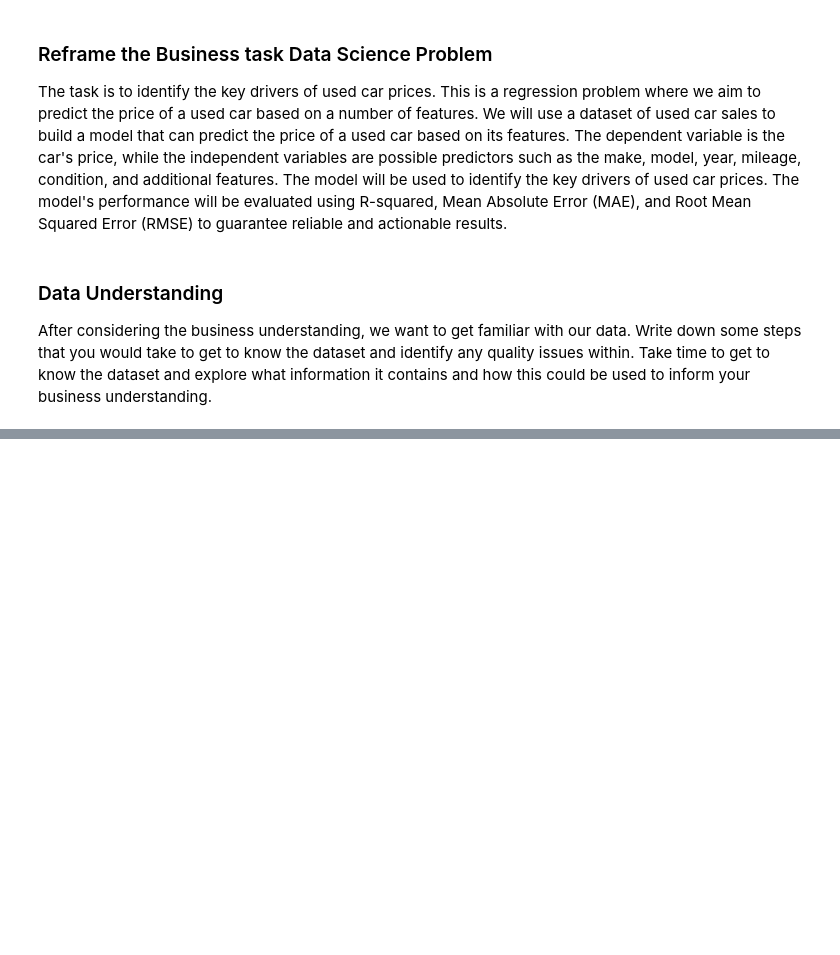
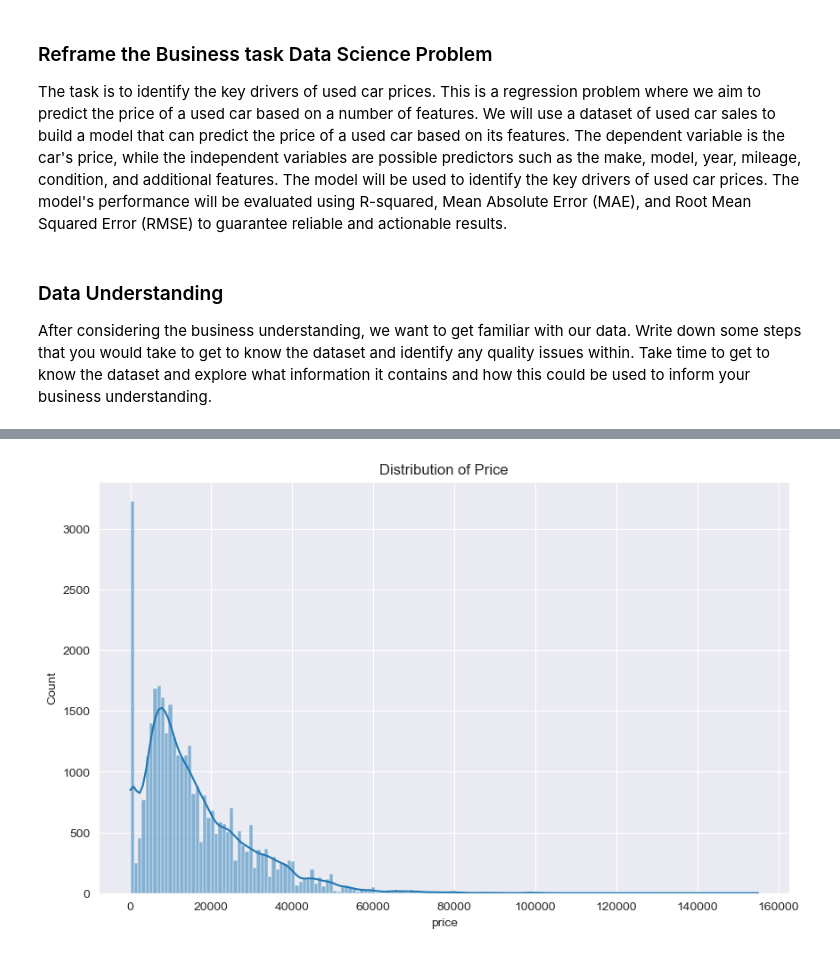
Before and after one commit to BerkeleyAIML/PracticalApplicationAssignment11.1UsedCars, a Jupyter notebook: UsedCarPricePrediction/prompt_II_UsedCar.ipynb, the cells around one changed output, grey strips where cells are left out. Saved outputs shown, nothing was run; the diff lists cells and outputs as text; code cells hidden in the pictures; blank space fills up the shorter version.

```diff
--- a/UsedCarPricePrediction/prompt_II_UsedCar.ipynb
+++ b/UsedCarPricePrediction/prompt_II_UsedCar.ipynb
@@ -31,0 +46,5 @@ After considering the business understanding, we want to get familiar with our d
+# %%
+# Load the dataset
+
+df = pd.read_csv('data/vehicles.csv')
+df.head()
@@ -31,0 +81,5 @@ After considering the business understanding, we want to get familiar with our d
+# %%
+# Drop missing values
+df.dropna(inplace=True)
+
+df.isnull().sum()
@@ -31,0 +106,9 @@ After considering the business understanding, we want to get familiar with our d
+# %%
+# Display the distribution of the target variable
+
+plt.figure(figsize=(10,6))
+sns.histplot(df['price'], kde=True)
+plt.title('Distribution of Price')
+plt.show()
+# %% [output]
+[figure, added]
```
Also changed, not shown: parts of 26 cells of this notebook.
